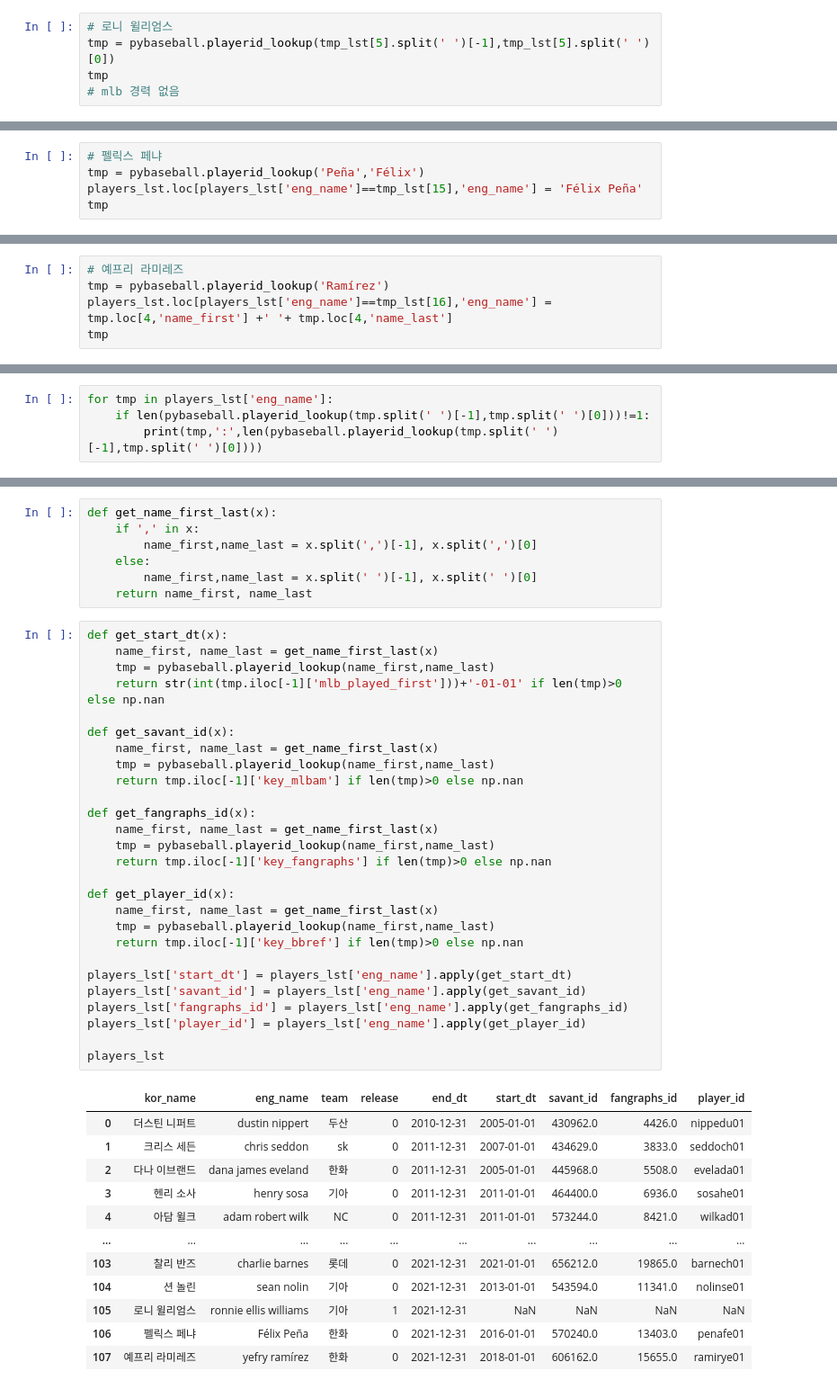
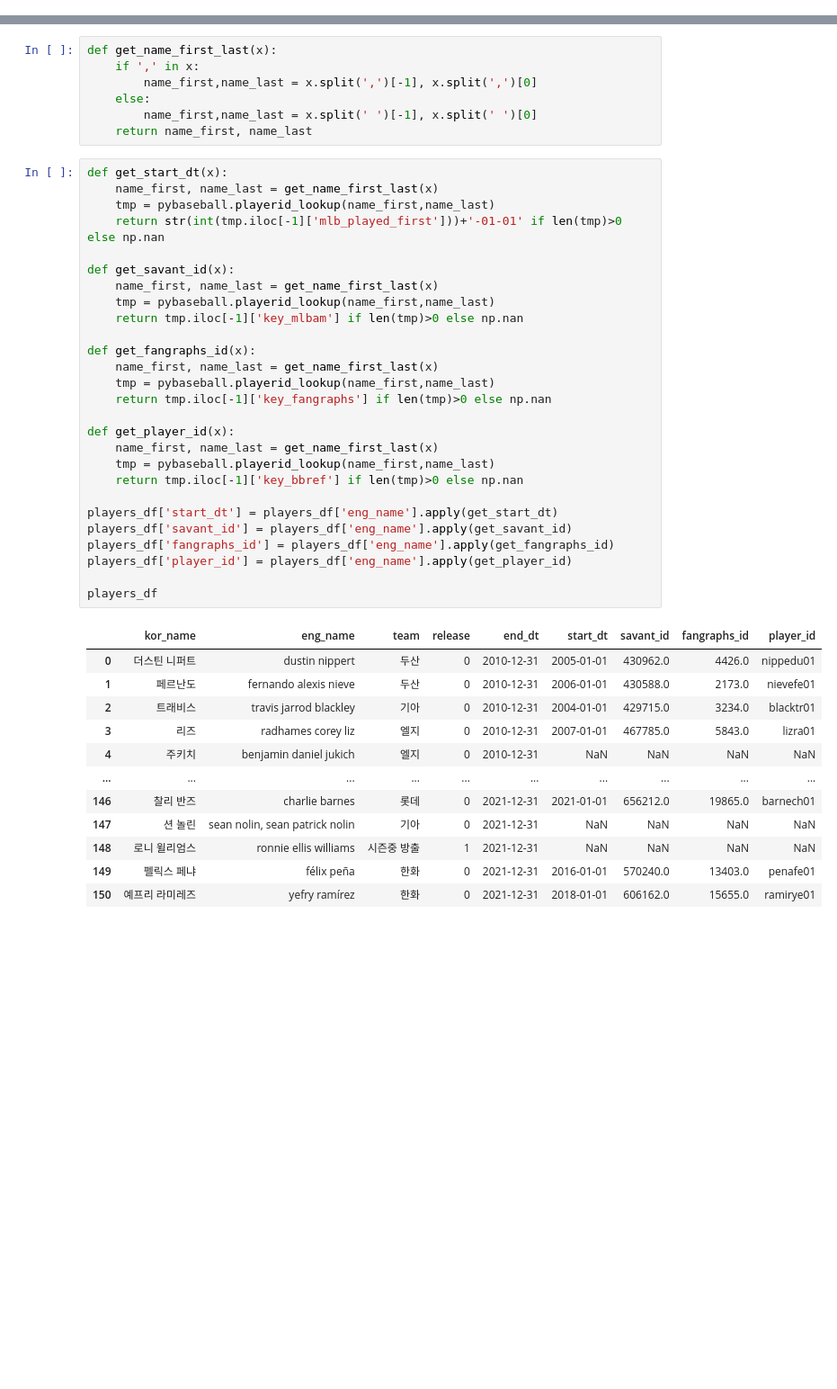
Before and after one commit to Tae-Hyeon-Kim/Analysis-of-KBO-Foreign-Pitchers, a Jupyter notebook: get_savant_data.ipynb, the cells around one changed output, grey strips where cells are left out. Shown at 90% size. Saved outputs shown, nothing was run; the diff lists cells and outputs as text; blank space fills up the shorter version.

```diff
--- a/get_savant_data.ipynb
+++ b/get_savant_data.ipynb
@@ -282,5 +59,0 @@ tmp
-# %%
-# 로니 윌리엄스
-tmp = pybaseball.playerid_lookup(tmp_lst[5].split(' ')[-1],tmp_lst[5].split(' ')[0])
-tmp
-# mlb 경력 없음
@@ -291,5 +59,0 @@ tmp
-# %%
-# 펠릭스 페냐
-tmp = pybaseball.playerid_lookup('Peña','Félix')
-players_lst.loc[players_lst['eng_name']==tmp_lst[15],'eng_name'] = 'Félix Peña'
-tmp
@@ -301,5 +59,0 @@ tmp
-# %%
-# 예프리 라미레즈
-tmp = pybaseball.playerid_lookup('Ramírez')
-players_lst.loc[players_lst['eng_name']==tmp_lst[16],'eng_name'] = tmp.loc[4,'name_first'] +' '+ tmp.loc[4,'name_last']
-tmp
@@ -334,4 +59,0 @@ players_lst
-# %%
-for tmp in players_lst['eng_name']:
-    if len(pybaseball.playerid_lookup(tmp.split(' ')[-1],tmp.split(' ')[0]))!=1:
-        print(tmp,':',len(pybaseball.playerid_lookup(tmp.split(' ')[-1],tmp.split(' ')[0])))
@@ -353,40 +69,40 @@ def get_name_first_last(x):
 # %%
 def get_start_dt(x):
     name_first, name_last = get_name_first_last(x)
     tmp = pybaseball.playerid_lookup(name_first,name_last)
     return str(int(tmp.iloc[-1]['mlb_played_first']))+'-01-01' if len(tmp)>0 else np.nan
 
 def get_savant_id(x):
     name_first, name_last = get_name_first_last(x)
     tmp = pybaseball.playerid_lookup(name_first,name_last)
     return tmp.iloc[-1]['key_mlbam'] if len(tmp)>0 else np.nan
 
 def get_fangraphs_id(x):
     name_first, name_last = get_name_first_last(x)
     tmp = pybaseball.playerid_lookup(name_first,name_last)
     return tmp.iloc[-1]['key_fangraphs'] if len(tmp)>0 else np.nan
 
 def get_player_id(x):
     name_first, name_last = get_name_first_last(x)
     tmp = pybaseball.playerid_lookup(name_first,name_last)
     return tmp.iloc[-1]['key_bbref'] if len(tmp)>0 else np.nan
 
-players_lst['start_dt'] = players_lst['eng_name'].apply(get_start_dt)
-players_lst['savant_id'] = players_lst['eng_name'].apply(get_savant_id)
-players_lst['fangraphs_id'] = players_lst['eng_name'].apply(get_fangraphs_id)
-players_lst['player_id'] = players_lst['eng_name'].apply(get_player_id)
+players_df['start_dt'] = players_df['eng_name'].apply(get_start_dt)
+players_df['savant_id'] = players_df['eng_name'].apply(get_savant_id)
+players_df['fangraphs_id'] = players_df['eng_name'].apply(get_fangraphs_id)
+players_df['player_id'] = players_df['eng_name'].apply(get_player_id)
 
-players_lst
+players_df
 # %% [output]
 |  | kor_name | eng_name | team | release | end_dt | start_dt | savant_id | fangraphs_id | player_id |
 | 0 | 더스틴 니퍼트 | dustin nippert | 두산 | 0 | 2010-12-31 | 2005-01-01 | 430962.0 | 4426.0 | nippedu01 |
-| 1 | 크리스 세든 | chris seddon | sk | 0 | 2011-12-31 | 2007-01-01 | 434629.0 | 3833.0 | seddoch01 |
-| 2 | 다나 이브랜드 | dana james eveland | 한화 | 0 | 2011-12-31 | 2005-01-01 | 445968.0 | 5508.0 | evelada01 |
-| 3 | 헨리 소사 | henry sosa | 기아 | 0 | 2011-12-31 | 2011-01-01 | 464400.0 | 6936.0 | sosahe01 |
-| 4 | 아담 윌크 | adam robert wilk | NC | 0 | 2011-12-31 | 2011-01-01 | 573244.0 | 8421.0 | wilkad01 |
+| 1 | 페르난도 | fernando alexis nieve | 두산 | 0 | 2010-12-31 | 2006-01-01 | 430588.0 | 2173.0 | nievefe01 |
+| 2 | 트래비스 | travis jarrod blackley | 기아 | 0 | 2010-12-31 | 2004-01-01 | 429715.0 | 3234.0 | blacktr01 |
+| 3 | 리즈 | radhames corey liz | 엘지 | 0 | 2010-12-31 | 2007-01-01 | 467785.0 | 5843.0 | lizra01 |
+| 4 | 주키치 | benjamin daniel jukich | 엘지 | 0 | 2010-12-31 | NaN | NaN | NaN | NaN |
 | ... | ... | ... | ... | ... | ... | ... | ... | ... | ... |
-| 103 | 찰리 반즈 | charlie barnes | 롯데 | 0 | 2021-12-31 | 2021-01-01 | 656212.0 | 19865.0 | barnech01 |
-| 104 | 션 놀린 | sean nolin | 기아 | 0 | 2021-12-31 | 2013-01-01 | 543594.0 | 11341.0 | nolinse01 |
-| 105 | 로니 윌리엄스 | ronnie ellis williams | 기아 | 1 | 2021-12-31 | NaN | NaN | NaN | NaN |
-| 106 | 펠릭스 페냐 | Félix Peña | 한화 | 0 | 2021-12-31 | 2016-01-01 | 570240.0 | 13403.0 | penafe01 |
-| 107 | 예프리 라미레즈 | yefry ramírez | 한화 | 0 | 2021-12-31 | 2018-01-01 | 606162.0 | 15655.0 | ramirye01 |
+| 146 | 찰리 반즈 | charlie barnes | 롯데 | 0 | 2021-12-31 | 2021-01-01 | 656212.0 | 19865.0 | barnech01 |
+| 147 | 션 놀린 | sean nolin, sean patrick nolin | 기아 | 0 | 2021-12-31 | NaN | NaN | NaN | NaN |
+| 148 | 로니 윌리엄스 | ronnie ellis williams | 시즌중 방출 | 1 | 2021-12-31 | NaN | NaN | NaN | NaN |
+| 149 | 펠릭스 페냐 | félix peña | 한화 | 0 | 2021-12-31 | 2016-01-01 | 570240.0 | 13403.0 | penafe01 |
+| 150 | 예프리 라미레즈 | yefry ramírez | 한화 | 0 | 2021-12-31 | 2018-01-01 | 606162.0 | 15655.0 | ramirye01 |
```
Also changed, not shown: parts of 77 cells of this notebook, 6 other files.
